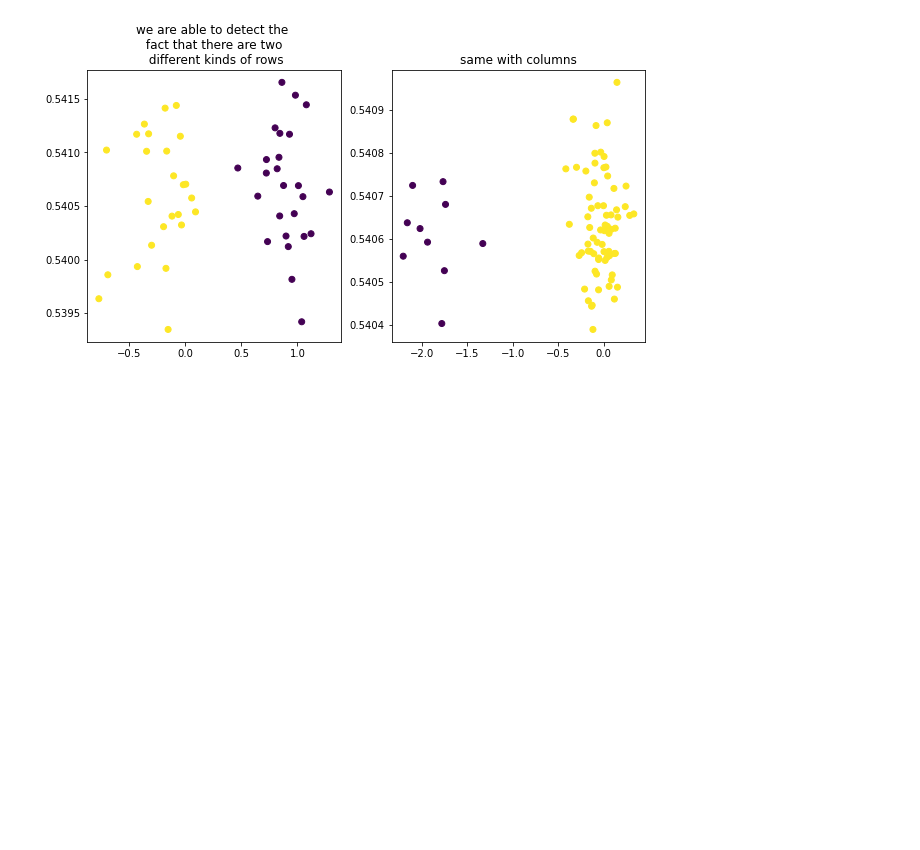
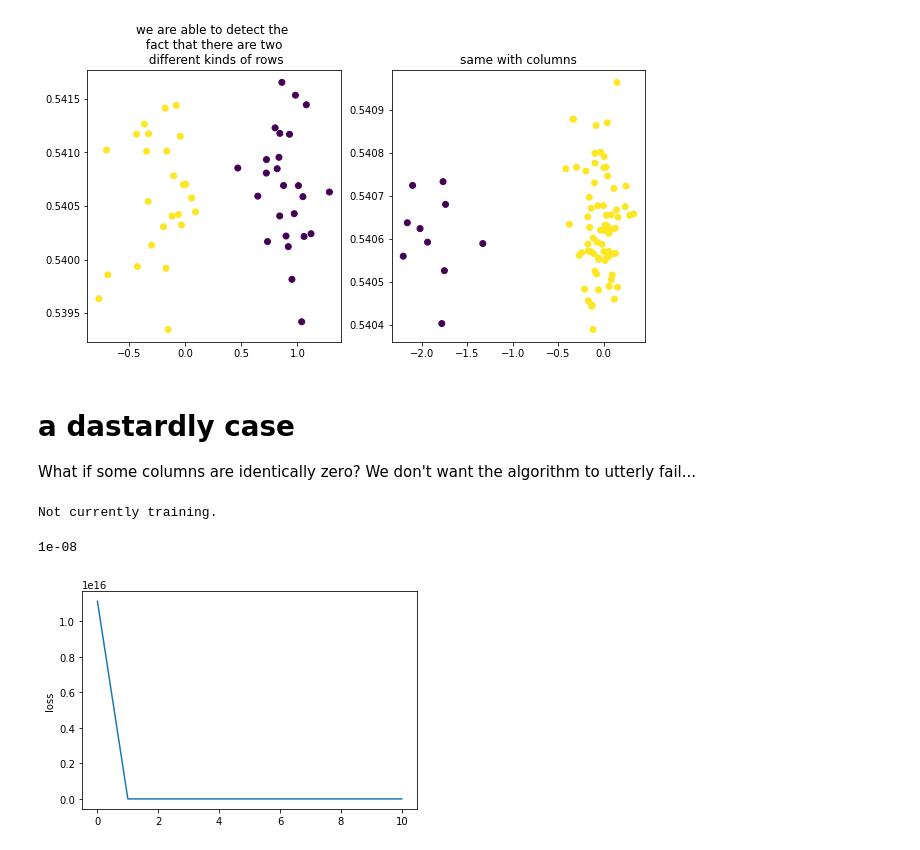
Before and after one commit to jacksonloper/signedfac, a Jupyter notebook: basic_usage.ipynb, the cells around one changed output. Cells and saved outputs as stored; diff of their text form; code cells hidden in the pictures; blank space fills up the shorter version.

Commit message:
made degenerate cases slightly less disastrous

```diff
--- a/basic_usage.ipynb
+++ b/basic_usage.ipynb
@@ -122,3 +125,25 @@ plt.scatter(col_loadings[:,0],col_loadings[:,1],c=np.r_[0:len(col_loadings)]>=10
 plt.title("same with columns");
 # %% [output]
 [figure]
+# %% [markdown]
+# a dastardly case
+
+What if some columns are identically zero?  We don't want the algorithm to utterly fail...
+# %%
+U=npr.randn(50,2); U[:25]+=8
+V=npr.randn(80,2); V[:10]+=8
+X=npr.randn(50,80)+U@V.T
+X[:,25:30]=0
+Xnb=npr.poisson(np.exp(X/30))
+Xnb[:,25:30]=0
+# %%
+model=signedfac.initialize(X,2,'normal')
+X_tf = signedfac.to_tensorflow(X)
+trainer=signedfac.Trainer(X_tf,model)
+trainer.train_tqdm_notebook(maxiter=10)
+trainer.status()
+model.thetas.numpy().min()
+# %% [output]
+Not currently training.
+1e-08
+[figure, added]
```
Also changed, not shown: parts of 7 cells of this notebook, 2 other files.
